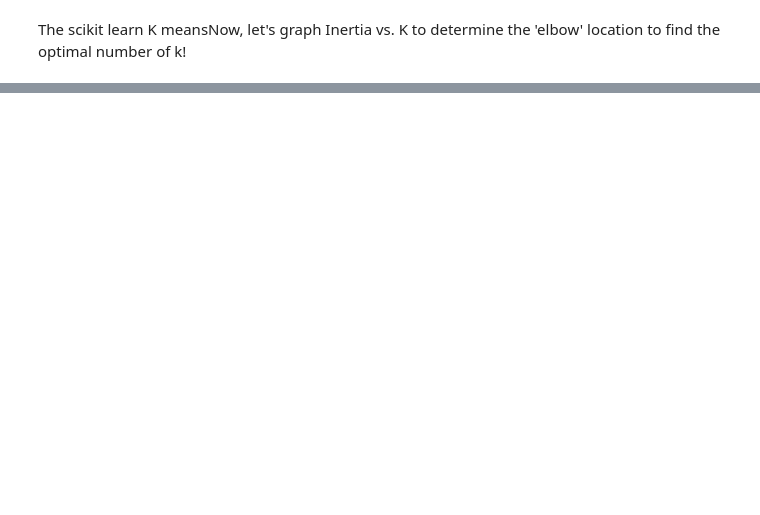
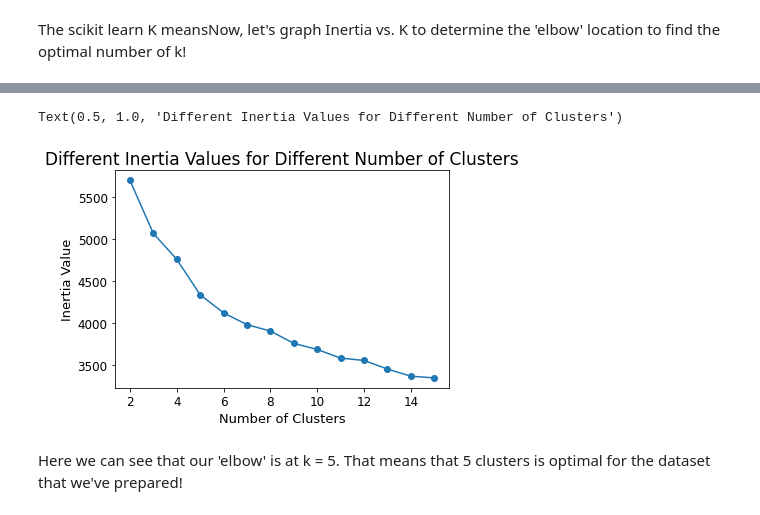
Before and after one commit to parulgo7/GHH22_EmployeeEmpowerment, a Jupyter notebook: GirlsHooCodeHackathonProject.ipynb, the cells around one changed output, grey strips where cells are left out. Saved outputs shown, nothing was run; the diff lists cells and outputs as text; code cells hidden in the pictures; blank space fills up the shorter version.

Commit message:
SSE (inertia) vs. K graph

```diff
--- a/GirlsHooCodeHackathonProject.ipynb
+++ b/GirlsHooCodeHackathonProject.ipynb
@@ -247,0 +264,19 @@ AttributeError: ignored
+# %%
+inertia_list = []
+
+for clusters in range(2,16):
+  model = KMeans(n_clusters=clusters, init="random", n_init=1,
+                 algorithm="full", max_iter=300, random_state=1)
+  model.fit_predict(X_prepared)
+  inertia_list.append(model.inertia_)
+
+plt.plot(range(2,16),inertia_list)
+plt.scatter(range(2,16),inertia_list)
+plt.xlabel("Number of Clusters", size=13)
+plt.ylabel("Inertia Value", size=13)
+plt.title("Different Inertia Values for Different Number of Clusters", size=17)
+# %% [output]
+Text(0.5, 1.0, 'Different Inertia Values for Different Number of Clusters')
+[figure, added]
+# %% [markdown]
+Here we can see that our 'elbow' is at k = 5. That means that 5 clusters is optimal for the dataset that we've prepared!
```
Also changed, not shown: parts of 3 cells of this notebook.
